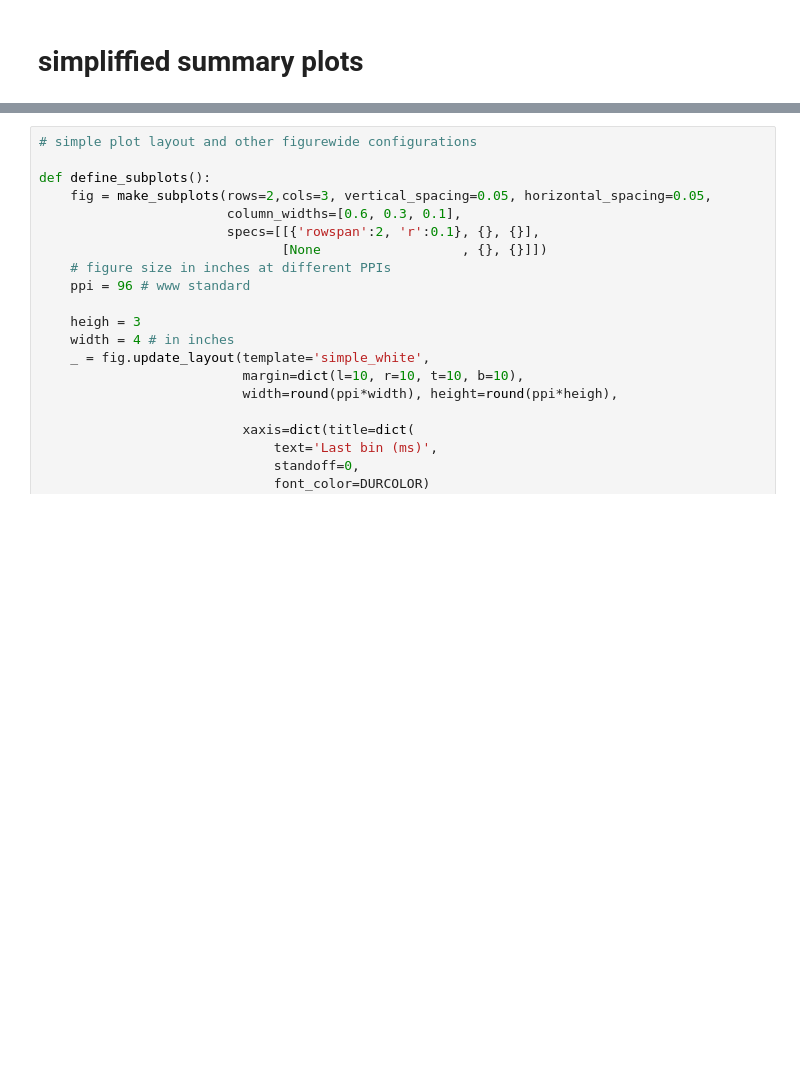
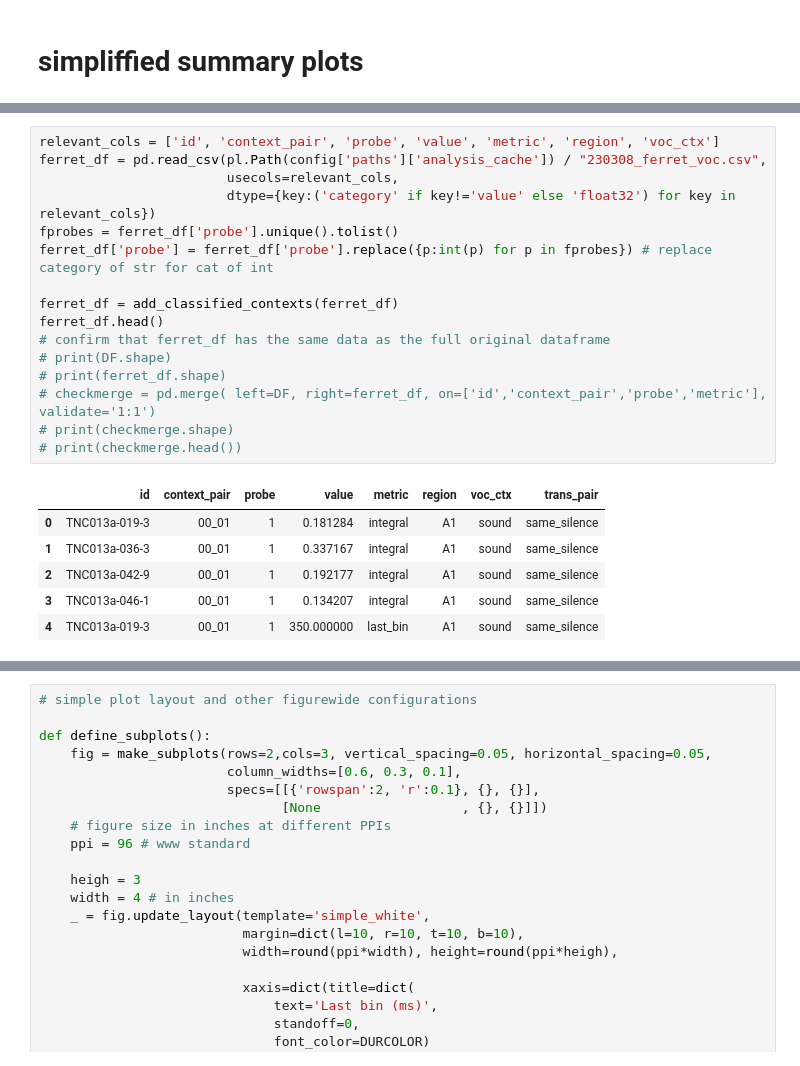
Before and after one commit to Mateo-Lopez-Espejo/context_probe_analysis, a Jupyter notebook: reports/paper/figure_02.ipynb, the cells around one changed output, grey strips where cells are left out. Cells and saved outputs as stored; diff of their text form; blank space fills up the shorter version.

```diff
--- a/reports/paper/figure_02.ipynb
+++ b/reports/paper/figure_02.ipynb
@@ -303,3 +315,26 @@ def kruskal_with_posthoc(df, group_col, val_col):
+# %%
+relevant_cols = ['id', 'context_pair', 'probe', 'value', 'metric', 'region', 'voc_ctx']
+ferret_df = pd.read_csv(pl.Path(config['paths']['analysis_cache']) / "230308_ferret_voc.csv",
+                        usecols=relevant_cols,
+                        dtype={key:('category' if key!='value' else 'float32') for key in relevant_cols})
+fprobes = ferret_df['probe'].unique().tolist()
+ferret_df['probe'] = ferret_df['probe'].replace({p:int(p) for p in fprobes}) # replace category of str for cat of int
+
+ferret_df = add_classified_contexts(ferret_df)
+ferret_df.head()
+# confirm that ferret_df has the same data as the full original dataframe
+# print(DF.shape)
+# print(ferret_df.shape)
+# checkmerge = pd.merge( left=DF, right=ferret_df, on=['id','context_pair','probe','metric'], validate='1:1')
+# print(checkmerge.shape)
+# print(checkmerge.head())
+# %% [output]
+|  | id | context_pair | probe | value | metric | region | voc_ctx | trans_pair |
+| 0 | TNC013a-019-3 | 00_01 | 1 | 0.181284 | integral | A1 | sound | same_silence |
+| 1 | TNC013a-036-3 | 00_01 | 1 | 0.337167 | integral | A1 | sound | same_silence |
+| 2 | TNC013a-042-9 | 00_01 | 1 | 0.192177 | integral | A1 | sound | same_silence |
+| 3 | TNC013a-046-1 | 00_01 | 1 | 0.134207 | integral | A1 | sound | same_silence |
+| 4 | TNC013a-019-3 | 00_01 | 1 | 350.000000 | last_bin | A1 | sound | same_silence |
 # %%
 #### metrics by region formated for paper
 print("\n##### mean and error values by region #####")
```
Also changed, not shown: parts of 15 cells of this notebook, 1 other file.
